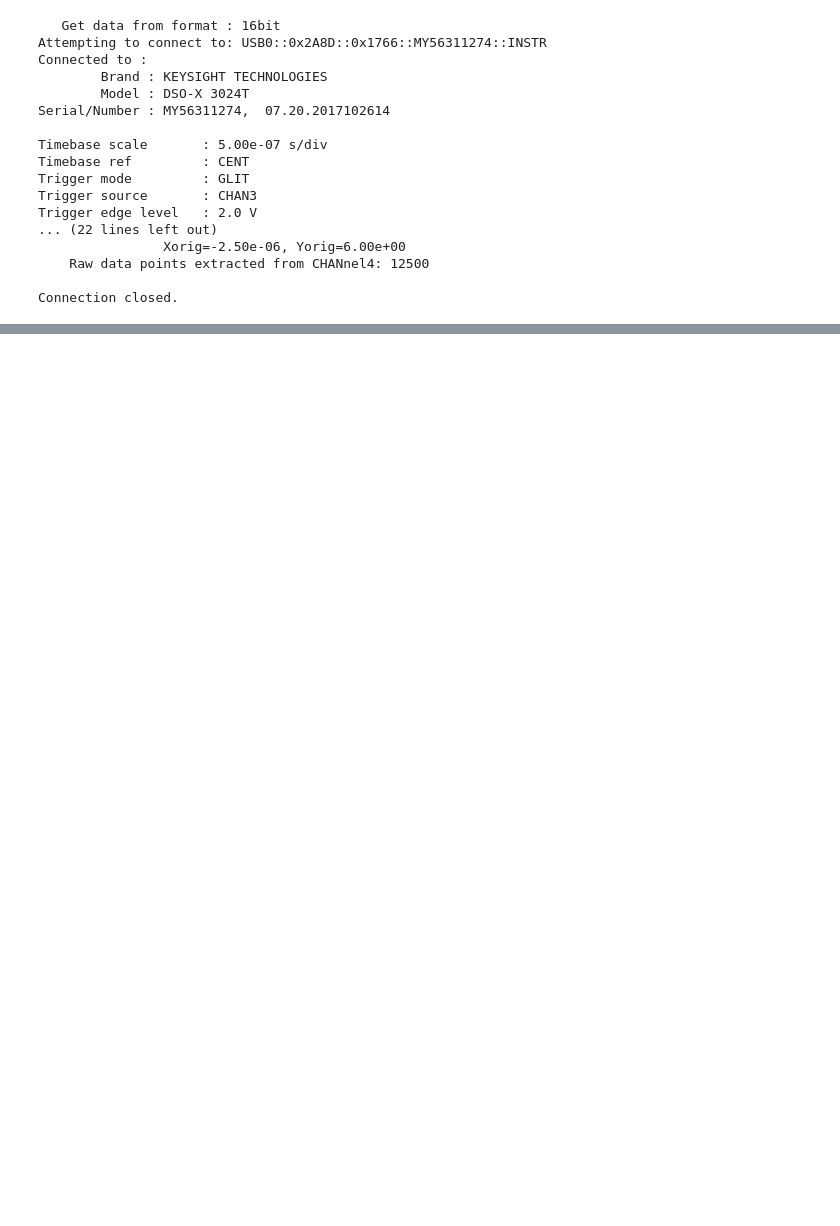
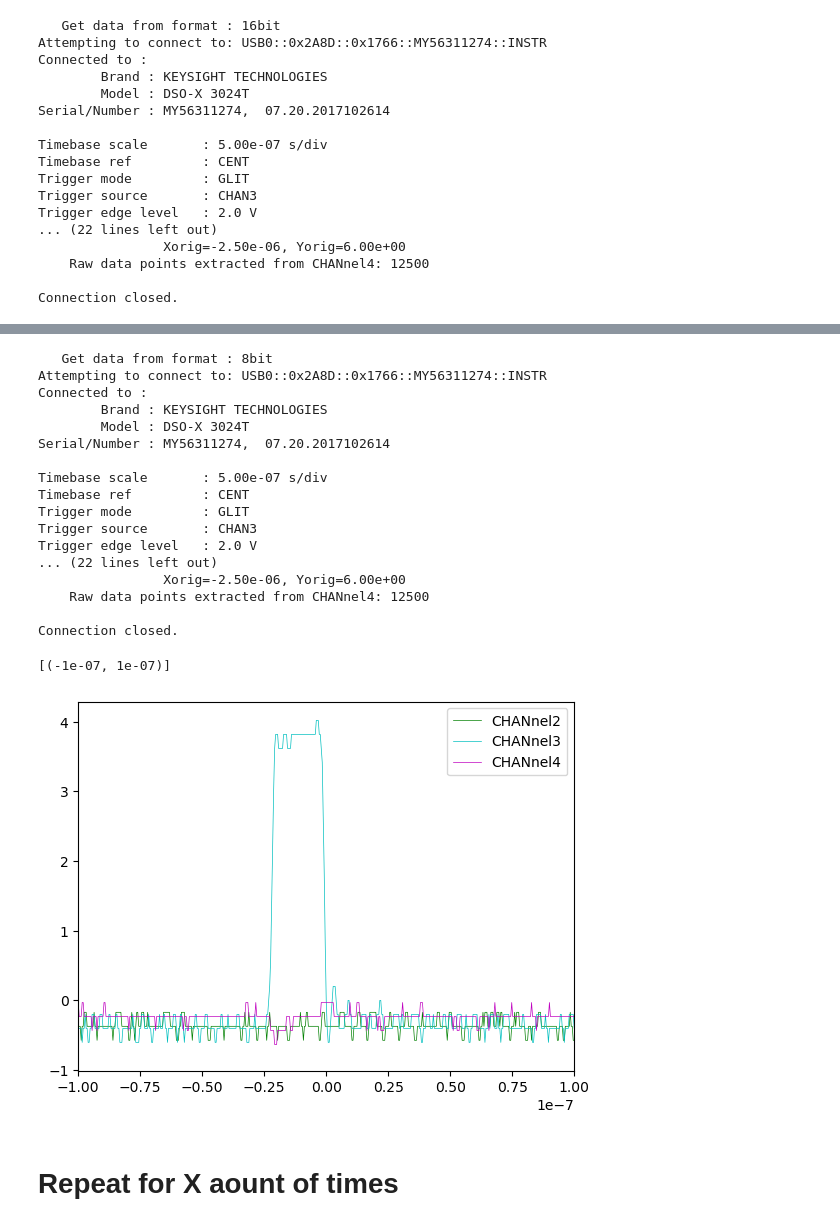
Before and after one commit to BastianValhoj/10386, a Jupyter notebook: QRNG/acquire_osc_data.ipynb, the cells around one changed output, grey strips where cells are left out. Cells and saved outputs as stored; diff of their text form; code cells hidden in the pictures; blank space fills up the shorter version.

```diff
--- a/QRNG/acquire_osc_data.ipynb
+++ b/QRNG/acquire_osc_data.ipynb
@@ -388,13 +382,39 @@ Connection closed.
 # %%
 DATA = acq_data(USB_resource, timebase_scale=500e-9, datatype="8bit")
 
 fig, ax = plt.subplots()
-COLORS = ["y", "g", "b"]
-for i in range(1, 4):
-    channel = DATA[f"CHANnel{i}"]
-    t = channel["times"]
-    vol = channel["voltages"]
-    ax.plot(t, vol, linewidth=0.5, label=f"CHAN-{i}", color=COLORS[i-1])
+COLORS = {
+    "CHANnel1": "y",
+    "CHANnel2": "g",
+    "CHANnel3": "c",
+    "CHANnel4": "m"}
+for channel in DATA:
+    CHAN = DATA[channel]
+    t = CHAN["times"]
+    vol = CHAN["voltages"]
+    ax.plot(t, vol, linewidth=0.5, label=channel, color=COLORS[channel])
 
 ax.legend()
 ax.set(xlim=(-100e-9, 100e-9))
+# %% [output]
+   Get data from format : 8bit
+Attempting to connect to: USB0::0x2A8D::0x1766::MY56311274::INSTR
+Connected to :
+        Brand : KEYSIGHT TECHNOLOGIES
+        Model : DSO-X 3024T
+Serial/Number : MY56311274,  07.20.2017102614
+
+Timebase scale       : 5.00e-07 s/div
+Timebase ref         : CENT
+Trigger mode         : GLIT
+Trigger source       : CHAN3
+Trigger edge level   : 2.0 V
+... (22 lines left out)
+                Xorig=-2.50e-06, Yorig=6.00e+00
+    Raw data points extracted from CHANnel4: 12500
+
+Connection closed.
+[(-1e-07, 1e-07)]
+[figure, added]
+# %% [markdown]
+# Repeat for X aount of times
```
Also changed, not shown: parts of 14 cells of this notebook.
